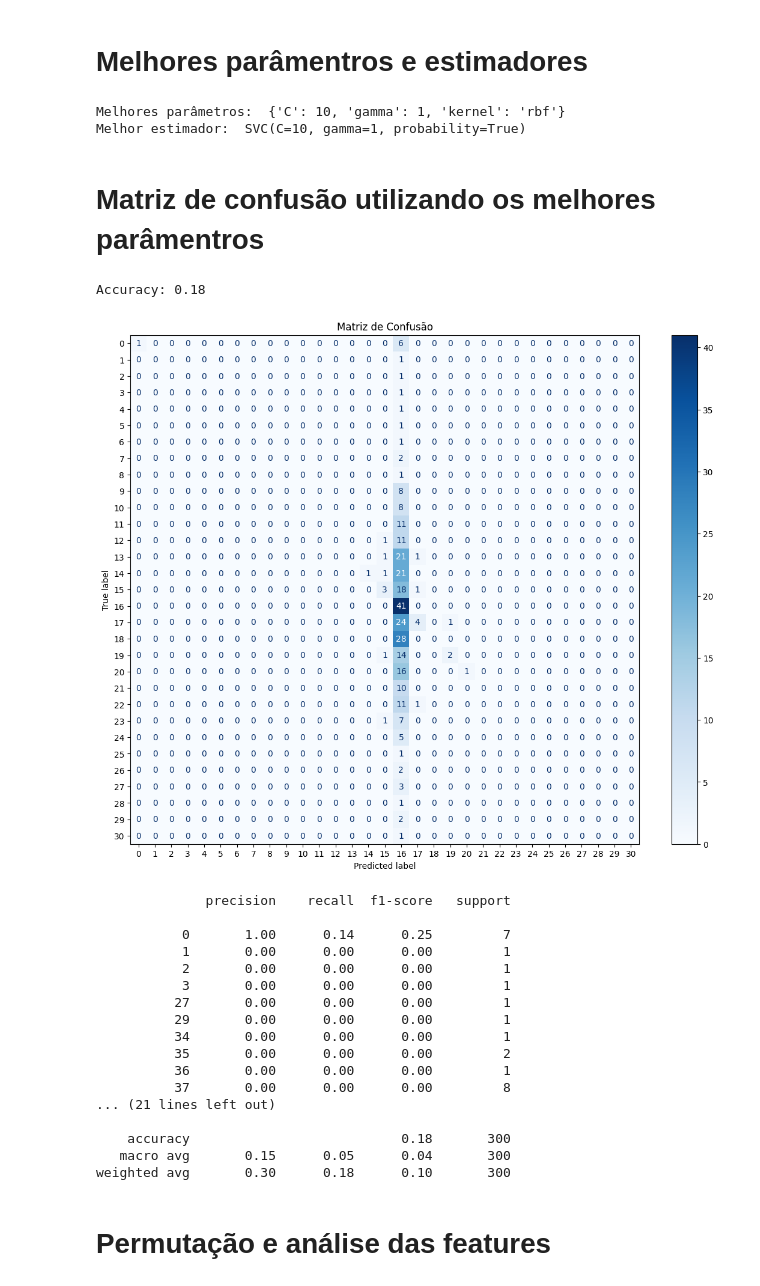
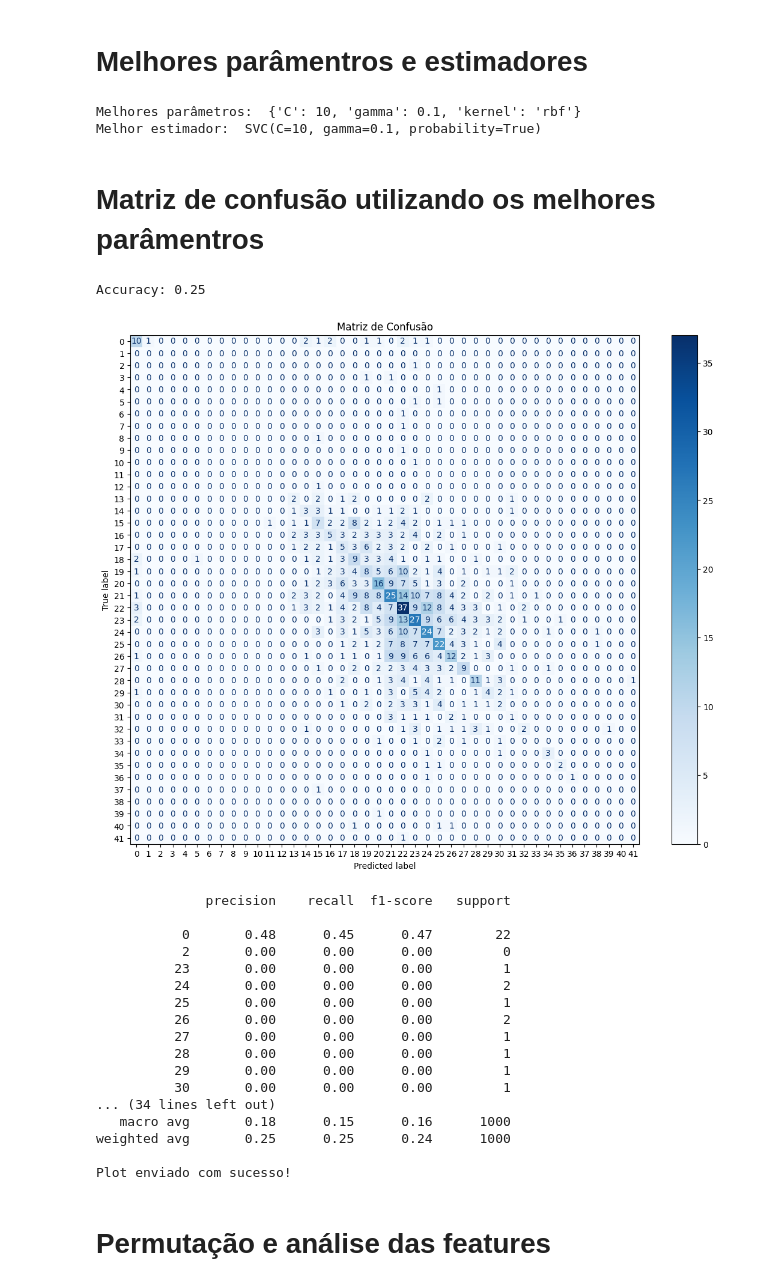
Before and after one commit to FlamingoLindo/spotify-svm, a Jupyter notebook: Spotify_Popularidade.ipynb, the cells around one changed output. Drawn from its saved outputs; the diff is of its cells as text; code cells hidden in the pictures.

Commit message:
feat: discord plots and stuff

```diff
--- a/Spotify_Popularidade.ipynb
+++ b/Spotify_Popularidade.ipynb
@@ -102,7 +122,7 @@ train_df.head()
 # %% [markdown]
 # Estabelecendo a quantidades de linhas que será usada no dataframe
 # %%
-train_df = train_df.sample(1500)
+# train_df = train_df.sample(100)
 
 # n = 100
 # traind_df = df.iloc[:n]
@@ -204,8 +229,8 @@ GridSearchCV(cv=5, estimator=SVC(probability=True), n_jobs=-1,
 print('Melhores parâmetros: ', grid_search.best_params_)
 print('Melhor estimador: ', grid_search.best_estimator_)
 # %% [output]
-Melhores parâmetros:  {'C': 10, 'gamma': 1, 'kernel': 'rbf'}
-Melhor estimador:  SVC(C=10, gamma=1, probability=True)
+Melhores parâmetros:  {'C': 10, 'gamma': 0.1, 'kernel': 'rbf'}
+Melhor estimador:  SVC(C=10, gamma=0.1, probability=True)
 # %% [markdown]
 # Matriz de confusão utilizando os melhores parâmentros
 # %%
@@ -214,35 +239,40 @@ y_pred = best_svm.predict(X_test_scaled)
 accuracy = accuracy_score(y_test, y_pred)
 print(f'Accuracy: {accuracy:.2f}')
 # %% [output]
-Accuracy: 0.18
+Accuracy: 0.25
 # %%
+fig2_name = "images/matrix/MATRIX2(POPULARITY)_" + get_date_time_now() + '.png'
+
 cm = confusion_matrix(y_test, y_pred)
 disp = ConfusionMatrixDisplay(confusion_matrix=cm)
 fig, ax = plt.subplots(figsize=(14, 11))
 disp.plot(cmap=plt.cm.Blues, ax=ax)
 plt.title('Matriz de Confusão')
+plt.savefig(fig2_name)
 plt.show()
 
 print(classification_report(y_test, y_pred))
+
+send_plot(webhook_url, fig2_name, 'Matrix de Confusão Popularidade 2 - ' + get_date_time_now())
 # %% [output]
-[figure, old version]
+[figure, new version]
               precision    recall  f1-score   support
 
-           0       1.00      0.14      0.25         7
-           1       0.00      0.00      0.00         1
-           2       0.00      0.00      0.00         1
-           3       0.00      0.00      0.00         1
+           0       0.48      0.45      0.47        22
+           2       0.00      0.00      0.00         0
+          23       0.00      0.00      0.00         1
+          24       0.00      0.00      0.00         2
+          25       0.00      0.00      0.00         1
+          26       0.00      0.00      0.00         2
           27       0.00      0.00      0.00         1
+          28       0.00      0.00      0.00         1
           29       0.00      0.00      0.00         1
-          34       0.00      0.00      0.00         1
-          35       0.00      0.00      0.00         2
-          36       0.00      0.00      0.00         1
-          37       0.00      0.00      0.00         8
-... (21 lines left out)
+          30       0.00      0.00      0.00         1
+... (34 lines left out)
+   macro avg       0.18      0.15      0.16      1000
+weighted avg       0.25      0.25      0.24      1000
 
-    accuracy                           0.18       300
-   macro avg       0.15      0.05      0.04       300
-weighted avg       0.30      0.18      0.10       300
+Plot enviado com sucesso!
 # %% [markdown]
 # Permutação e análise das features
 # %%
```
Also changed, not shown: parts of 13 cells of this notebook, 9 other files.
